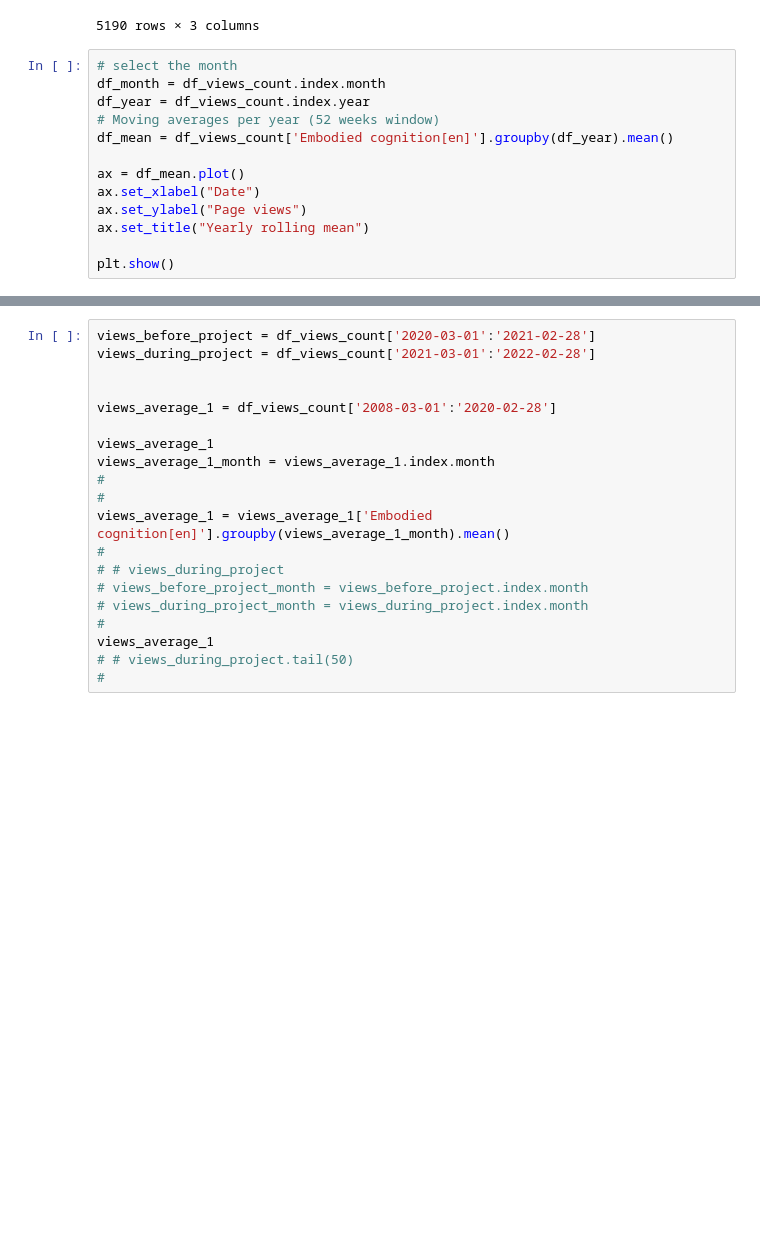
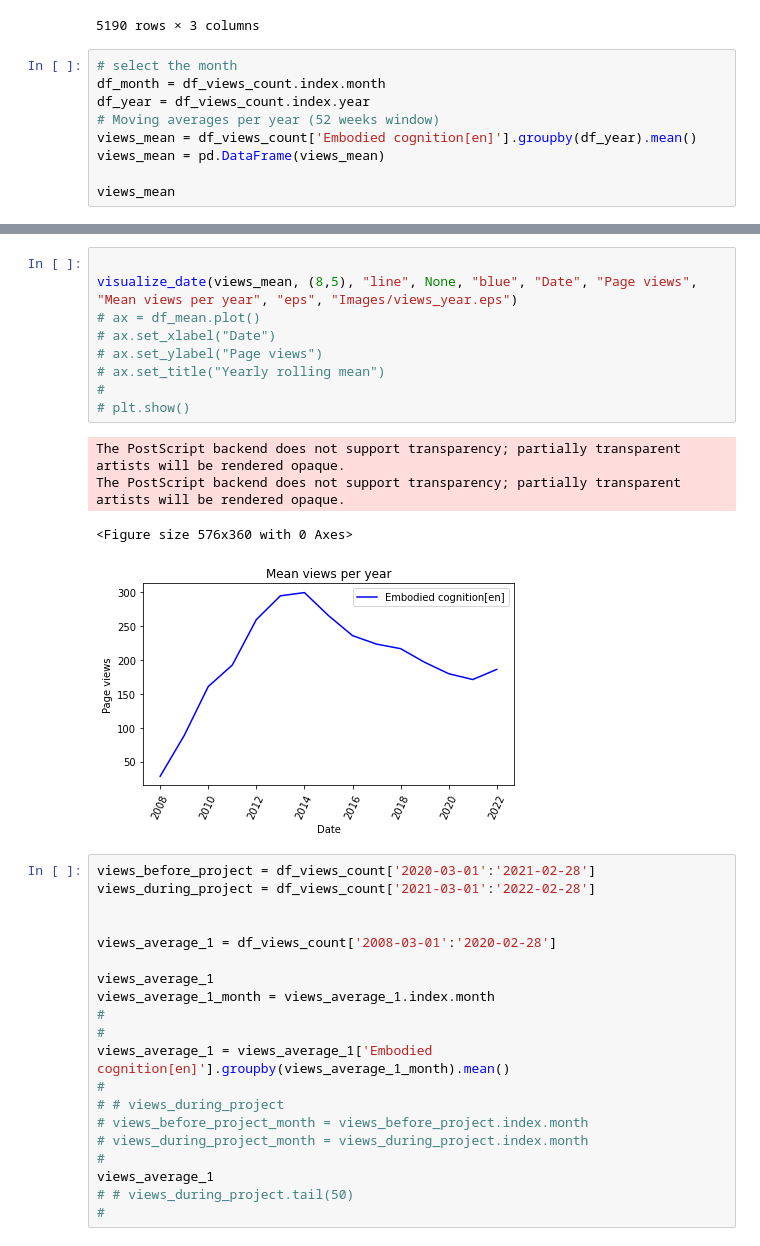
Before and after one commit to JohnMadrid/EC_env_images, a Jupyter notebook: WikiPageAnalysis/page_visits_analysis.ipynb, the cells around one changed output, grey strips where cells are left out. Saved outputs shown, nothing was run; the diff lists cells and outputs as text; blank space fills up the shorter version.

```diff
--- a/WikiPageAnalysis/page_visits_analysis.ipynb
+++ b/WikiPageAnalysis/page_visits_analysis.ipynb
@@ -181,12 +199,8 @@ df_views_count
 df_month = df_views_count.index.month
 df_year = df_views_count.index.year
 # Moving averages per year (52 weeks window)
-df_mean = df_views_count['Embodied cognition[en]'].groupby(df_year).mean()
+views_mean = df_views_count['Embodied cognition[en]'].groupby(df_year).mean()
+views_mean = pd.DataFrame(views_mean)
 
-ax = df_mean.plot()
-ax.set_xlabel("Date")
-ax.set_ylabel("Page views")
-ax.set_title("Yearly rolling mean")
-
-plt.show()
+views_mean
 # %% [output]
@@ -194,3 +224,17 @@ plt.show()
+# %%
+
+visualize_date(views_mean, (8,5), "line", None, "blue", "Date", "Page views", "Mean views per year", "eps", "Images/views_year.eps")
+# ax = df_mean.plot()
+# ax.set_xlabel("Date")
+# ax.set_ylabel("Page views")
+# ax.set_title("Yearly rolling mean")
+#
+# plt.show()
+# %% [output]
+The PostScript backend does not support transparency; partially transparent artists will be rendered opaque.
+The PostScript backend does not support transparency; partially transparent artists will be rendered opaque.
+<Figure size 576x360 with 0 Axes>
+[figure, added]
 # %%
 views_before_project = df_views_count['2020-03-01':'2021-02-28']
 views_during_project = df_views_count['2021-03-01':'2022-02-28']
```
Also changed, not shown: parts of 6 cells of this notebook, 3 other files.
